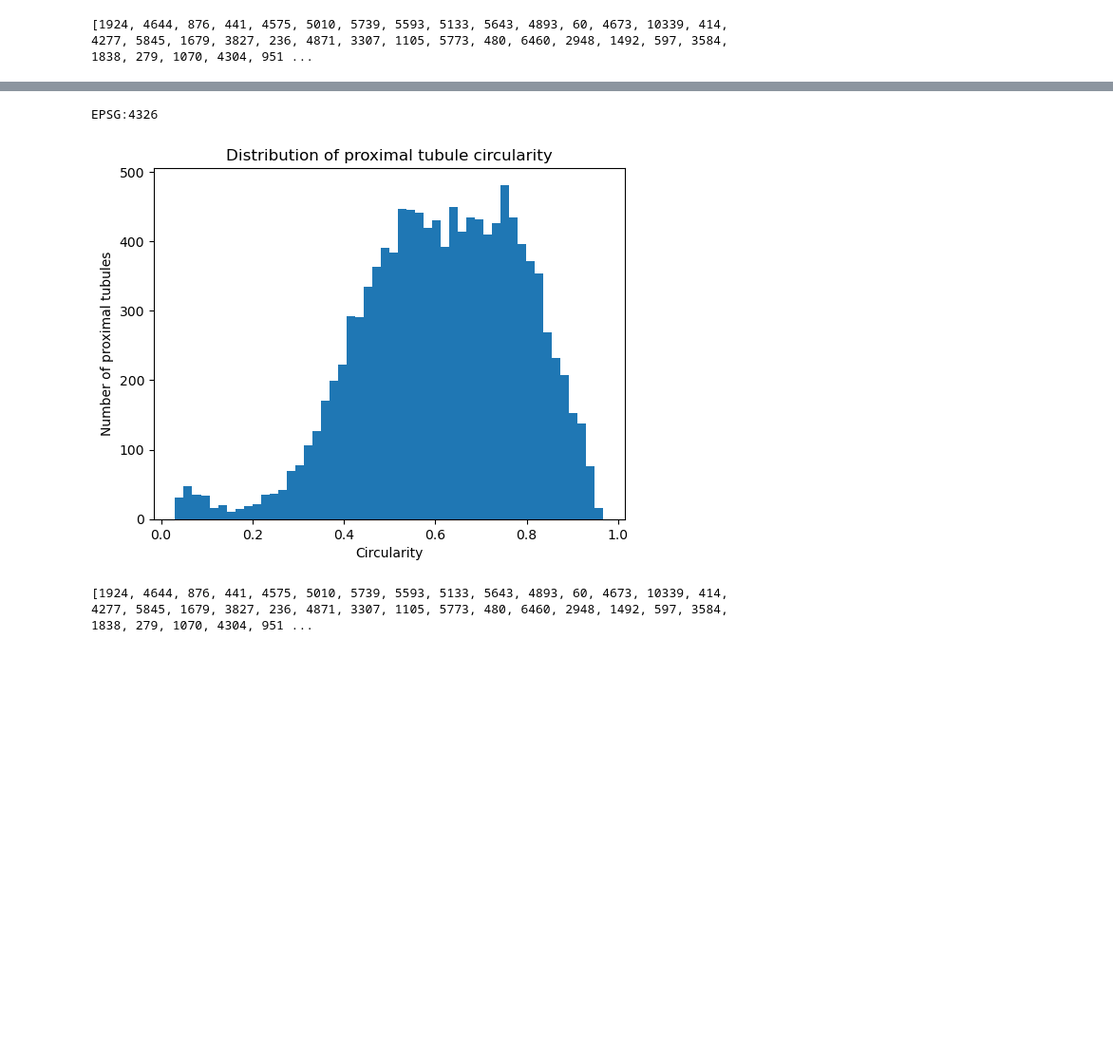
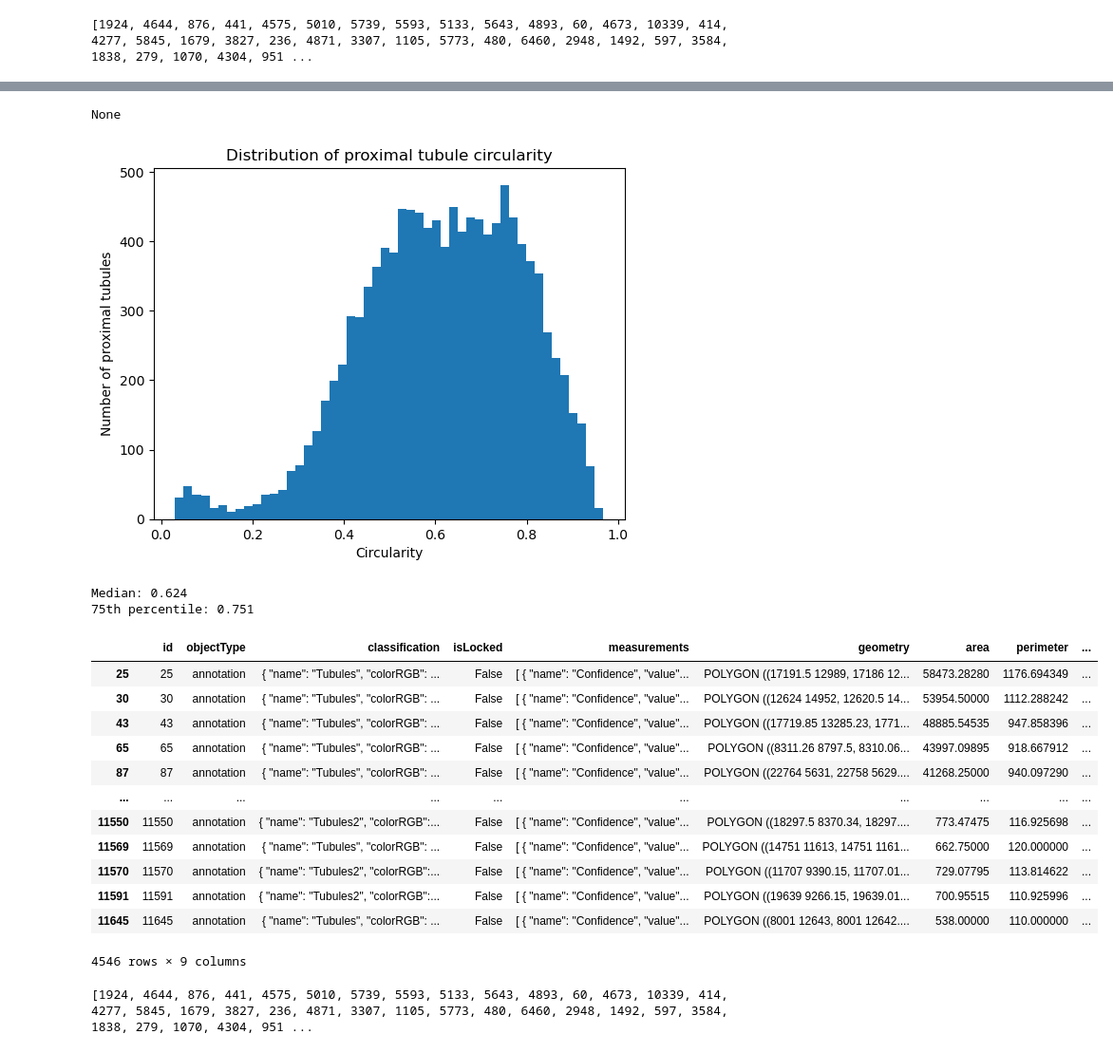
Before and after one commit to ssingh95jhu/Correlation_Kidney_Structure_Molecular_Presentation, a Jupyter notebook: HighThru_ProxTub_LinReg.ipynb, the cells around one changed output, grey strips where cells are left out. Shown at 95% size. Drawn from its saved outputs; the diff is of its cells as text; code cells hidden in the pictures; blank space fills up the shorter version.

Commit message:
Quantile Cut-offs

```diff
--- a/HighThru_ProxTub_LinReg.ipynb
+++ b/HighThru_ProxTub_LinReg.ipynb
@@ -138,34 +198,62 @@ plt.show()
 #FILTER3 (Subsetting based on geometry of proximal tubules)
 #Importing the geojson files which contains the proximal tubule annotations and boudary information.
 
 print(gdf.crs) #to check if GeoPandas is treating your pixel coordinates as geographic coordinates.
 
 gdf = gdf.set_crs(None, allow_override=True) #To remove the incorrect CRS assignment.
 
 
 import numpy as np
 
 gdf["area"] = gdf.geometry.area
 gdf["perimeter"] = gdf.geometry.length
 
 gdf["circularity"] = (
     4 * np.pi * gdf["area"] / (gdf["perimeter"] ** 2)
 )
 
 gdf[["circularity"]].head()
 
 
 import matplotlib.pyplot as plt
 
 plt.figure()
 plt.hist(gdf["circularity"].dropna(), bins=50)
 plt.xlabel("Circularity")
 plt.ylabel("Number of proximal tubules")
 plt.title("Distribution of proximal tubule circularity")
 plt.show()
+
+# Median
+median_counts =gdf["circularity"].median() #median of the circularity of all proximal tubules
+
+q75_counts =gdf["circularity"].quantile(0.75) #75th quantile of the circularity of all proximal tubules
+
+print(f"Median: {median_counts:.3f}")
+print(f"75th percentile: {q75_counts:.3f}")
+
+pt_ids_above_median = gdf[(gdf["circularity"]>(median_counts-0.1))&(gdf["circularity"]<(median_counts+0.1))]
+pt_ids_above_median
+
+#pt_ids_above_q75 = pt_Slc34a1_counts[pt_Slc34a1_counts > q75_counts].index
 # %% [output]
-EPSG:4326
+None
 [figure]
+Median: 0.624
+75th percentile: 0.751
+|  | id | objectType | classification | isLocked | measurements | geometry | area | perimeter | ... |
+| 25 | 25 | annotation | { "name": "Tubules", "colorRGB": ... | False | [ { "name": "Confidence", "value"... | POLYGON ((17191.5 12989, 17186 12... | 58473.28280 | 1176.694349 | ... |
+| 30 | 30 | annotation | { "name": "Tubules", "colorRGB": ... | False | [ { "name": "Confidence", "value"... | POLYGON ((12624 14952, 12620.5 14... | 53954.50000 | 1112.288242 | ... |
+| 43 | 43 | annotation | { "name": "Tubules", "colorRGB": ... | False | [ { "name": "Confidence", "value"... | POLYGON ((17719.85 13285.23, 1771... | 48885.54535 | 947.858396 | ... |
+| 65 | 65 | annotation | { "name": "Tubules", "colorRGB": ... | False | [ { "name": "Confidence", "value"... | POLYGON ((8311.26 8797.5, 8310.06... | 43997.09895 | 918.667912 | ... |
+| 87 | 87 | annotation | { "name": "Tubules", "colorRGB": ... | False | [ { "name": "Confidence", "value"... | POLYGON ((22764 5631, 22758 5629.... | 41268.25000 | 940.097290 | ... |
+| ... | ... | ... | ... | ... | ... | ... | ... | ... | ... |
+| 11550 | 11550 | annotation | { "name": "Tubules2", "colorRGB":... | False | [ { "name": "Confidence", "value"... | POLYGON ((18297.5 8370.34, 18297.... | 773.47475 | 116.925698 | ... |
+| 11569 | 11569 | annotation | { "name": "Tubules", "colorRGB": ... | False | [ { "name": "Confidence", "value"... | POLYGON ((14751 11613, 14751 1161... | 662.75000 | 120.000000 | ... |
+| 11570 | 11570 | annotation | { "name": "Tubules2", "colorRGB":... | False | [ { "name": "Confidence", "value"... | POLYGON ((11707 9390.15, 11707.01... | 729.07795 | 113.814622 | ... |
+| 11591 | 11591 | annotation | { "name": "Tubules2", "colorRGB":... | False | [ { "name": "Confidence", "value"... | POLYGON ((19639 9266.15, 19639.01... | 700.95515 | 110.925996 | ... |
+| 11645 | 11645 | annotation | { "name": "Tubules", "colorRGB": ... | False | [ { "name": "Confidence", "value"... | POLYGON ((8001 12643, 8001 12642.... | 538.00000 | 110.000000 | ... |
+4546 rows × 9 columns
 # %%
 #Bootstrapping a few oproximal tubule instances to perform linear regression on:
 import pandas as pd
```
Also changed, not shown: parts of 2 cells of this notebook.
